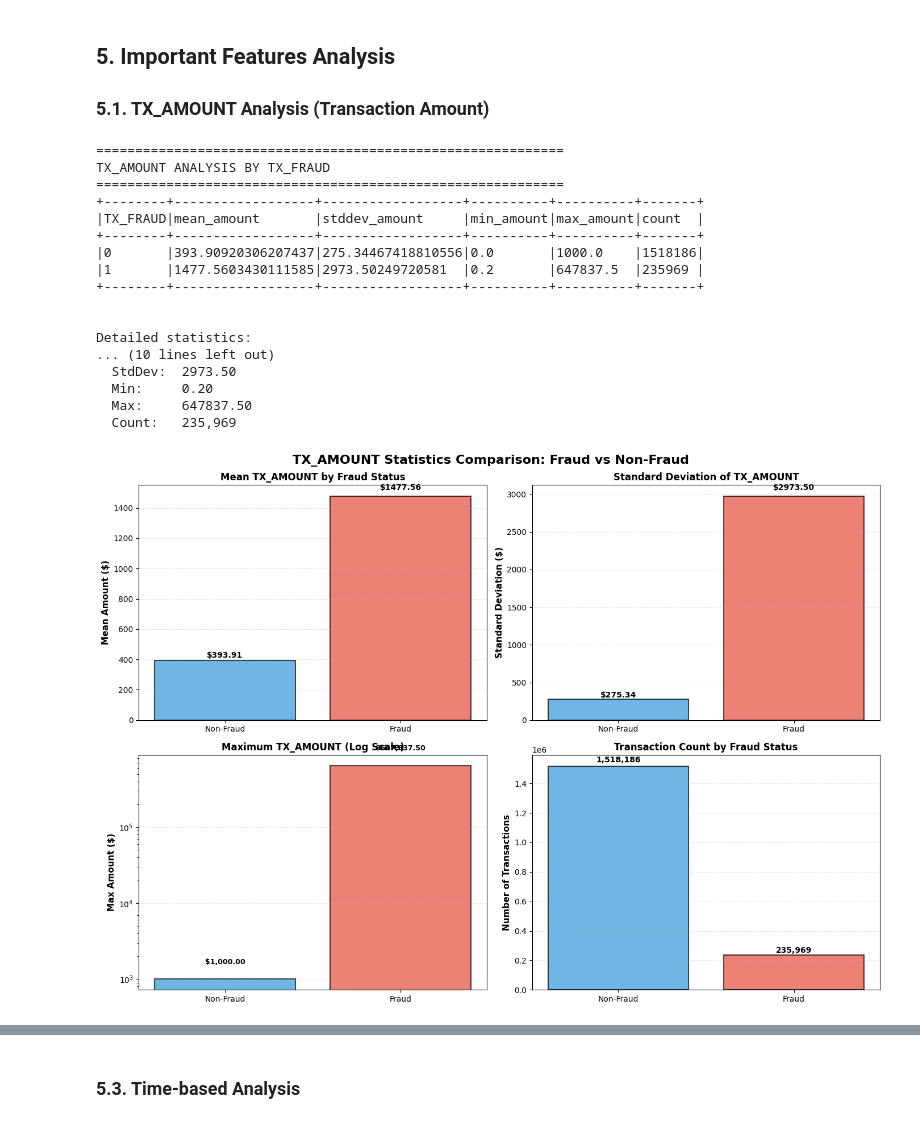
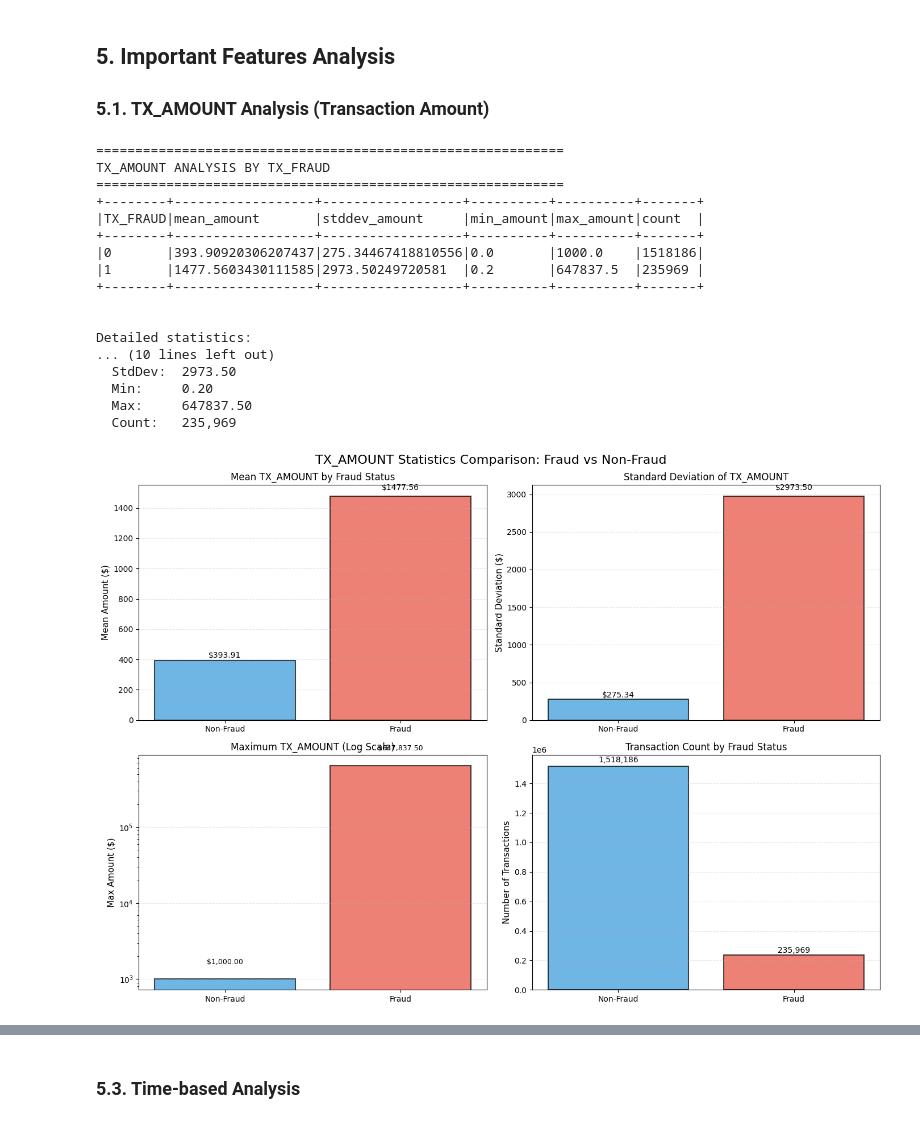
Before and after one commit to tyri0n11/Fraud-Detection-Kaggle, a Jupyter notebook: notebooks/00_eda.ipynb, the cells around one changed output, grey strips where cells are left out. Saved outputs shown, nothing was run; the diff lists cells and outputs as text; code cells hidden in the pictures.

```diff
--- a/notebooks/00_eda.ipynb
+++ b/notebooks/00_eda.ipynb
@@ -248,56 +329,56 @@ stats_pd['TX_FRAUD'] = stats_pd['TX_FRAUD'].map({0: 'Non-Fraud', 1: 'Fraud'})
 
 # Create figure with subplots
 fig, axes = plt.subplots(2, 2, figsize=(14, 10))
-fig.suptitle('TX_AMOUNT Statistics Comparison: Fraud vs Non-Fraud', fontsize=16, fontweight='bold')
+fig.suptitle('TX_AMOUNT Statistics Comparison: Fraud vs Non-Fraud', fontsize=16, fontweight='medium')
 
 # 1. Mean Amount Comparison
 ax1 = axes[0, 0]
 bars1 = ax1.bar(stats_pd['TX_FRAUD'], stats_pd['mean_amount'],
                 color=['#3498db', '#e74c3c'], alpha=0.7, edgecolor='black', linewidth=1.5)
-ax1.set_ylabel('Mean Amount ($)', fontsize=11, fontweight='bold')
-ax1.set_title('Mean TX_AMOUNT by Fraud Status', fontsize=12, fontweight='bold')
+ax1.set_ylabel('Mean Amount ($)', fontsize=11, fontweight='medium')
+ax1.set_title('Mean TX_AMOUNT by Fraud Status', fontsize=12, fontweight='medium')
 ax1.grid(axis='y', alpha=0.3, linestyle='--')
 # Add value labels on bars
 for i, (bar, val) in enumerate(zip(bars1, stats_pd['mean_amount'])):
     ax1.text(bar.get_x() + bar.get_width()/2, bar.get_height() + val*0.02,
-             f'${val:.2f}', ha='center', va='bottom', fontweight='bold', fontsize=10)
+             f'${val:.2f}', ha='center', va='bottom', fontweight='medium', fontsize=10)
 
 # 2. Standard Deviation Comparison
 ax2 = axes[0, 1]
 bars2 = ax2.bar(stats_pd['TX_FRAUD'], stats_pd['stddev_amount'],
                 color=['#3498db', '#e74c3c'], alpha=0.7, edgecolor='black', linewidth=1.5)
-ax2.set_ylabel('Standard Deviation ($)', fontsize=11, fontweight='bold')
-ax2.set_title('Standard Deviation of TX_AMOUNT', fontsize=12, fontweight='bold')
+ax2.set_ylabel('Standard Deviation ($)', fontsize=11, fontweight='medium')
+ax2.set_title('Standard Deviation of TX_AMOUNT', fontsize=12, fontweight='medium')
 ax2.grid(axis='y', alpha=0.3, linestyle='--')
 # Add value labels on bars
 for i, (bar, val) in enumerate(zip(bars2, stats_pd['stddev_amount'])):
     ax2.text(bar.get_x() + bar.get_width()/2, bar.get_height() + val*0.02,
-             f'${val:.2f}', ha='center', va='bottom', fontweight='bold', fontsize=10)
+             f'${val:.2f}', ha='center', va='bottom', fontweight='medium', fontsize=10)
 
 # 3. Max Amount Comparison (log scale due to large difference)
 ax3 = axes[1, 0]
 bars3 = ax3.bar(stats_pd['TX_FRAUD'], stats_pd['max_amount'],
                 color=['#3498db', '#e74c3c'], alpha=0.7, edgecolor='black', linewidth=1.5)
-ax3.set_ylabel('Max Amount ($)', fontsize=11, fontweight='bold')
-ax3.set_title('Maximum TX_AMOUNT (Log Scale)', fontsize=12, fontweight='bold')
+ax3.set_ylabel('Max Amount ($)', fontsize=11, fontweight='medium')
+ax3.set_title('Maximum TX_AMOUNT (Log Scale)', fontsize=12, fontweight='medium')
 ax3.set_yscale('log')
 ax3.grid(axis='y', alpha=0.3, linestyle='--')
 # Add value labels on bars
 for i, (bar, val) in enumerate(zip(bars3, stats_pd['max_amount'])):
     ax3.text(bar.get_x() + bar.get_width()/2, bar.get_height() * 1.5,
-             f'${val:,.2f}', ha='center', va='bottom', fontweight='bold', fontsize=9)
+             f'${val:,.2f}', ha='center', va='bottom', fontweight='medium', fontsize=9)
 
 # 4. Count Comparison
 ax4 = axes[1, 1]
 bars4 = ax4.bar(stats_pd['TX_FRAUD'], stats_pd['count'],
                 color=['#3498db', '#e74c3c'], alpha=0.7, edgecolor='black', linewidth=1.5)
-ax4.set_ylabel('Number of Transactions', fontsize=11, fontweight='bold')
-ax4.set_title('Transaction Count by Fraud Status', fontsize=12, fontweight='bold')
+ax4.set_ylabel('Number of Transactions', fontsize=11, fontweight='medium')
+ax4.set_title('Transaction Count by Fraud Status', fontsize=12, fontweight='medium')
 ax4.grid(axis='y', alpha=0.3, linestyle='--')
 # Add value labels on bars
 for i, (bar, val) in enumerate(zip(bars4, stats_pd['count'])):
     ax4.text(bar.get_x() + bar.get_width()/2, bar.get_height() + val*0.01,
-             f'{val:,.0f}', ha='center', va='bottom', fontweight='bold', fontsize=10)
+             f'{val:,.0f}', ha='center', va='bottom', fontweight='medium', fontsize=10)
 
 plt.tight_layout()
 plt.show()
@@ -314,33 +395,33 @@ stddev_normalized = (stats_pd['stddev_amount'] - stats_pd['stddev_amount'].min()
 bars1 = ax.bar(x - width/2, mean_normalized, width, label='Mean Amount (normalized)',
                color='#3498db', alpha=0.7, edgecolor='black')
 bars2 = ax.bar(x + width/2, stddev_normalized, width, label='StdDev (normalized)',
                color='#e74c3c', alpha=0.7, edgecolor='black')
 
-ax.set_ylabel('Normalized Value', fontsize=11, fontweight='bold')
-ax.set_title('Normalized Comparison: Mean vs Standard Deviation', fontsize=12, fontweight='bold')
+ax.set_ylabel('Normalized Value', fontsize=11, fontweight='medium')
+ax.set_title('Normalized Comparison: Mean vs Standard Deviation', fontsize=12, fontweight='medium')
 ax.set_xticks(x)
 ax.set_xticklabels(stats_pd['TX_FRAUD'])
 ax.legend()
 ax.grid(axis='y', alpha=0.3, linestyle='--')
 
 plt.tight_layout()
 plt.show()
 # %% [output]
 ============================================================
 TX_AMOUNT ANALYSIS BY TX_FRAUD
 ============================================================
 +--------+------------------+------------------+----------+----------+-------+
 |TX_FRAUD|mean_amount       |stddev_amount     |min_amount|max_amount|count  |
 +--------+------------------+------------------+----------+----------+-------+
 |0       |393.90920306207437|275.34467418810556|0.0       |1000.0    |1518186|
 |1       |1477.5603430111585|2973.50249720581  |0.2       |647837.5  |235969 |
 +--------+------------------+------------------+----------+----------+-------+
 
 
 Detailed statistics:
 ... (10 lines left out)
   StdDev:  2973.50
   Min:     0.20
   Max:     647837.50
   Count:   235,969
-[figure, old version]
+[figure, new version]
```
Also changed, not shown: parts of 5 cells of this notebook.
